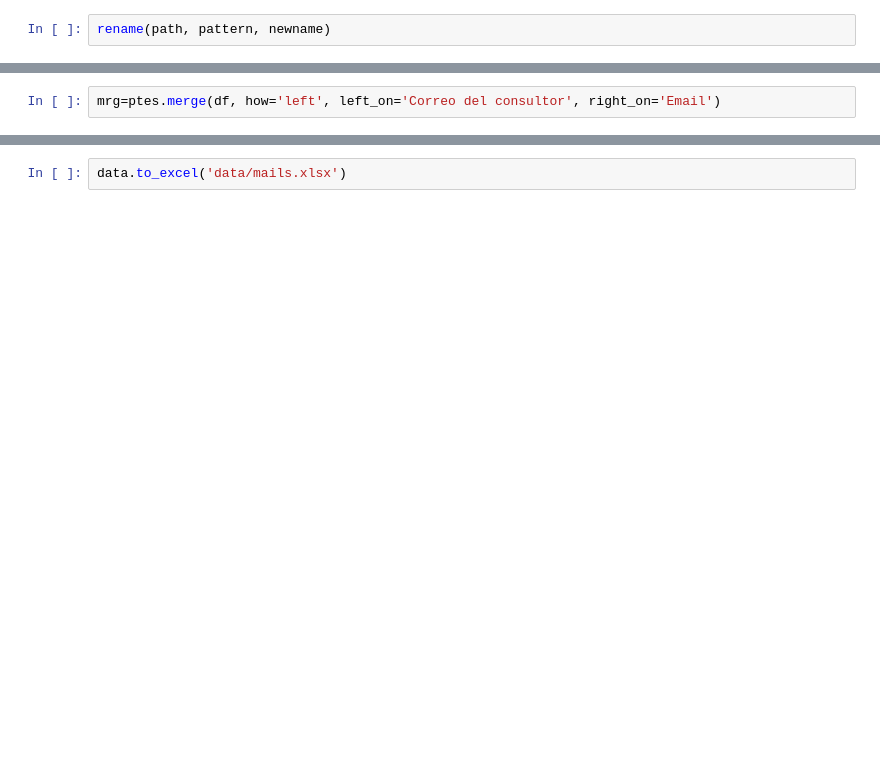
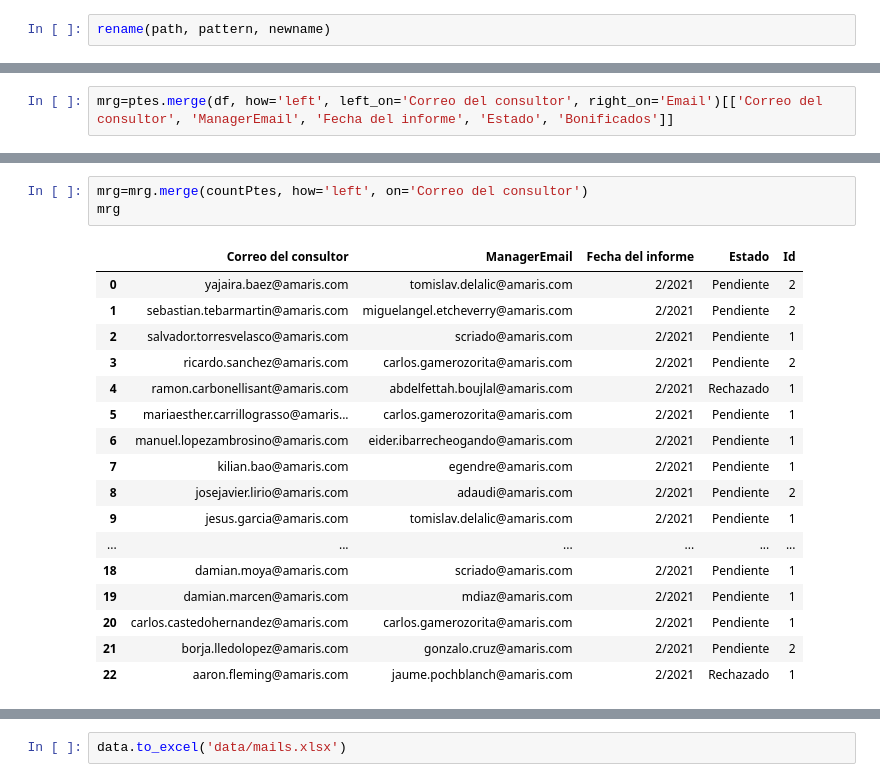
Before and after one commit to antonionavarro35/RoboMails, a Jupyter notebook: Scripts/pruebas.ipynb, the cells around one changed output, grey strips where cells are left out. Saved outputs shown, nothing was run; the diff lists cells and outputs as text; blank space fills up the shorter version.

```diff
--- a/Scripts/pruebas.ipynb
+++ b/Scripts/pruebas.ipynb
@@ -18,2 +100,2 @@ ptes=rep[rep['Fecha del informe']=='1/2021']
 # %%
-mrg=ptes.merge(df, how='left', left_on='Correo del consultor', right_on='Email')
+mrg=ptes.merge(df, how='left', left_on='Correo del consultor', right_on='Email')[['Correo del consultor', 'ManagerEmail', 'Fecha del informe', 'Estado', 'Bonificados']]
@@ -27 +105,22 @@ Index(['Id', 'Fecha del informe', 'Proyecto', 'Consultor', 'Mánager', 'Estado',
+# %%
+mrg=mrg.merge(countPtes, how='left', on='Correo del consultor')
+mrg
+# %% [output]
+|  | Correo del consultor | ManagerEmail | Fecha del informe | Estado | Id |
+| 0 | yajaira.baez@amaris.com | tomislav.delalic@amaris.com | 2/2021 | Pendiente | 2 |
+| 1 | sebastian.tebarmartin@amaris.com | miguelangel.etcheverry@amaris.com | 2/2021 | Pendiente | 2 |
+| 2 | salvador.torresvelasco@amaris.com | scriado@amaris.com | 2/2021 | Pendiente | 1 |
+| 3 | ricardo.sanchez@amaris.com | carlos.gamerozorita@amaris.com | 2/2021 | Pendiente | 2 |
+| 4 | ramon.carbonellisant@amaris.com | abdelfettah.boujlal@amaris.com | 2/2021 | Rechazado | 1 |
+| 5 | mariaesther.carrillograsso@amaris... | carlos.gamerozorita@amaris.com | 2/2021 | Pendiente | 1 |
+| 6 | manuel.lopezambrosino@amaris.com | eider.ibarrecheogando@amaris.com | 2/2021 | Pendiente | 1 |
+| 7 | kilian.bao@amaris.com | egendre@amaris.com | 2/2021 | Pendiente | 1 |
+| 8 | josejavier.lirio@amaris.com | adaudi@amaris.com | 2/2021 | Pendiente | 2 |
+| 9 | jesus.garcia@amaris.com | tomislav.delalic@amaris.com | 2/2021 | Pendiente | 1 |
+| ... | ... | ... | ... | ... | ... |
+| 18 | damian.moya@amaris.com | scriado@amaris.com | 2/2021 | Pendiente | 1 |
+| 19 | damian.marcen@amaris.com | mdiaz@amaris.com | 2/2021 | Pendiente | 1 |
+| 20 | carlos.castedohernandez@amaris.com | carlos.gamerozorita@amaris.com | 2/2021 | Pendiente | 1 |
+| 21 | borja.lledolopez@amaris.com | gonzalo.cruz@amaris.com | 2/2021 | Pendiente | 2 |
+| 22 | aaron.fleming@amaris.com | jaume.pochblanch@amaris.com | 2/2021 | Rechazado | 1 |
 # %%
```
Also changed, not shown: parts of 23 cells of this notebook, 14 other files.
